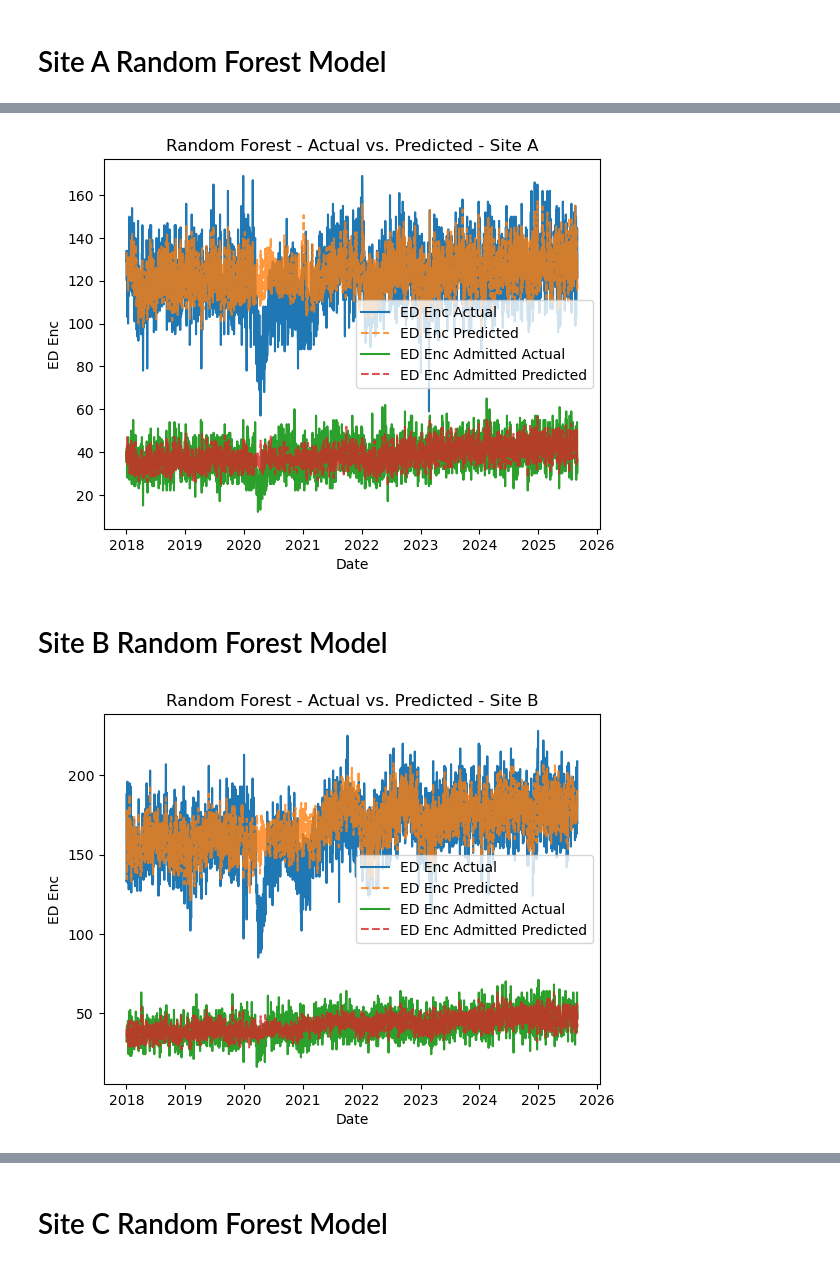
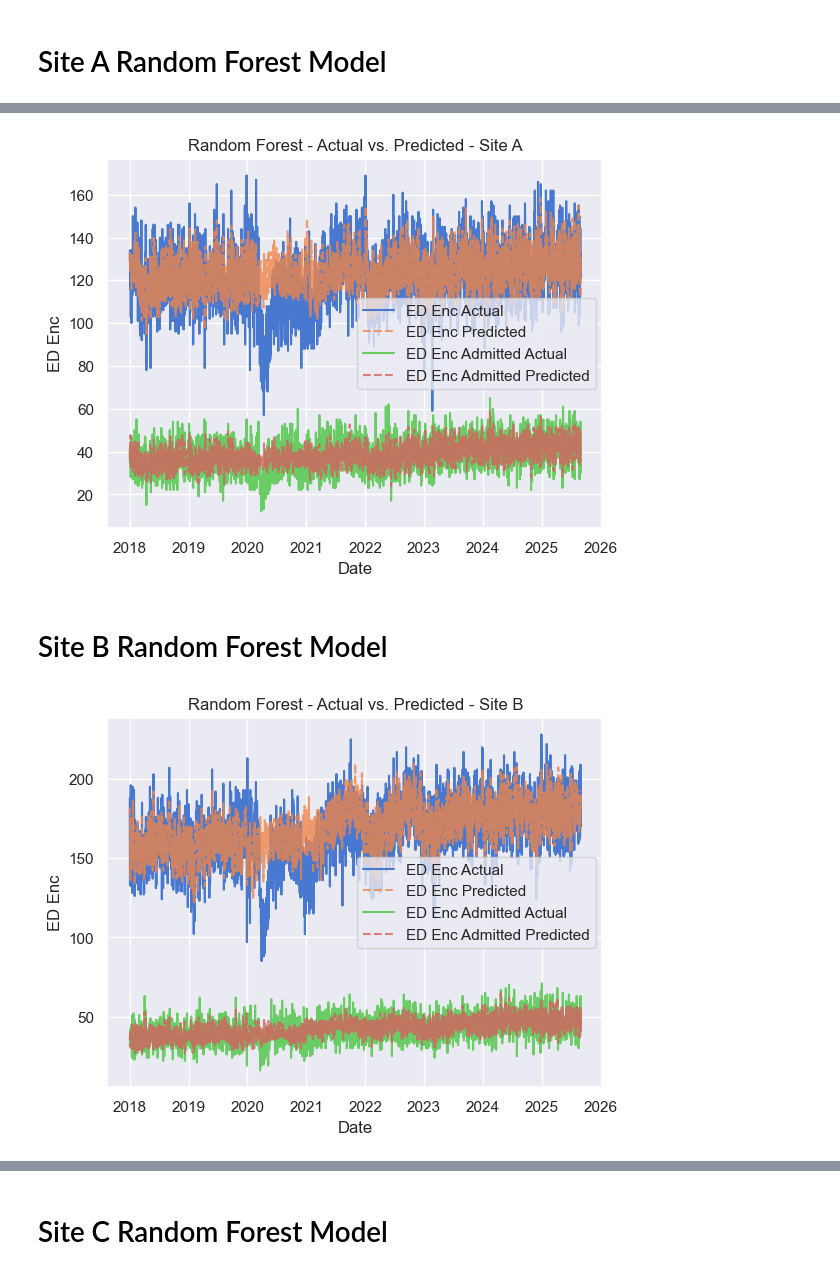
Before and after one commit to southdakotamines-datascience/dsu-no-sleep, a Jupyter notebook: model.ipynb, the cells around one changed output, grey strips where cells are left out. Drawn from its saved outputs; the diff is of its cells as text; code cells hidden in the pictures.

Commit message:
pretty graphs NOW

```diff
--- a/model.ipynb
+++ b/model.ipynb
@@ -77,36 +77,37 @@ R² score of 0.6338465590235167
 # %%
+sns.set_theme(style="darkgrid", palette="muted")
 siteA_real = hourly_blocks_covid_df.filter(pl.col("Site") == "A")
 siteA_real_X = siteA_real.select(["Year", "Month", "Day", "Weekday", "Hour"])
 
 plot_df = siteA_real.with_columns(
     pl.datetime(
         pl.col("Year"),
         pl.col("Month"),
         pl.col("Day"),
     ).alias("Date")
 ).group_by("Date").agg(pl.col("ED Enc").sum(), pl.col("ED Enc Admitted").sum())
 
 predict = siteA_model.predict(siteA_real_X)
 predict_df = siteA_real_X.with_columns(
     pl.Series(name="ED Enc Predicted", values=predict[:,0]),
     pl.Series(name="ED Enc Admitted Predicted", values=predict[:,1])
 ).with_columns(
     pl.datetime(
         pl.col("Year"),
         pl.col("Month"),
         pl.col("Day"),
     ).alias("Date")
 ).group_by("Date").agg(pl.col("ED Enc Predicted").sum(), pl.col("ED Enc Admitted Predicted").sum())
 
 sns.lineplot(data=plot_df, x="Date", y="ED Enc", label="ED Enc Actual")
 sns.lineplot(data=predict_df, x="Date", y="ED Enc Predicted", label="ED Enc Predicted", linestyle="--", alpha=0.8)
 sns.lineplot(data=plot_df, x="Date", y="ED Enc Admitted", label="ED Enc Admitted Actual")
 ax = sns.lineplot(data=predict_df, x="Date", y="ED Enc Admitted Predicted", label="ED Enc Admitted Predicted", linestyle="--", alpha=0.8)
 ax.set_title("Random Forest - Actual vs. Predicted - Site A")
 
 plt.show()
 # %% [output]
-[figure, old version]
+[figure, new version]
 # %% [markdown]
 # Site B Random Forest Model
 # %%
@@ -147,7 +148,7 @@ ax.xaxis.set_major_formatter(mdates.ConciseDateFormatter(ax.xaxis.get_major_loca
 ax.set_title("Random Forest - Actual vs. Predicted - Site B")
 plt.show()
 # %% [output]
-[figure, old version]
+[figure, new version]
 # %%
 print(f"R² score of {siteB_model.score(siteB_X_test, siteB_Y_test)}")
 # %% [output]
```
Also changed, not shown: parts of 24 cells of this notebook, 1 other file.
